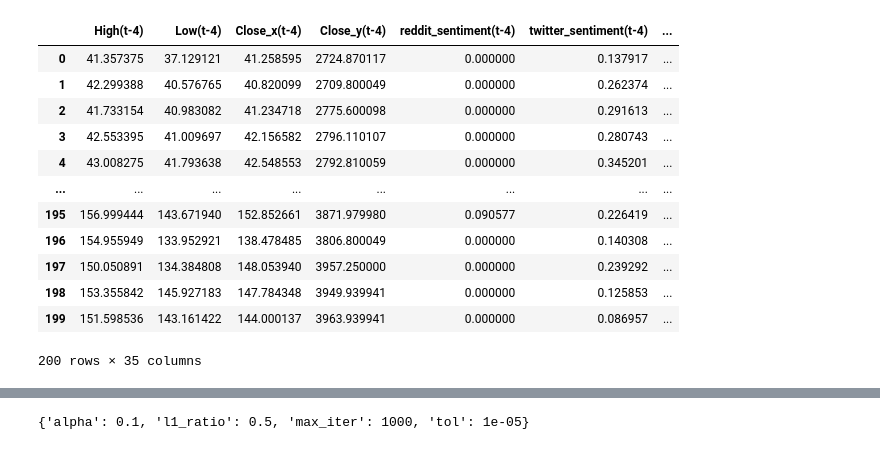
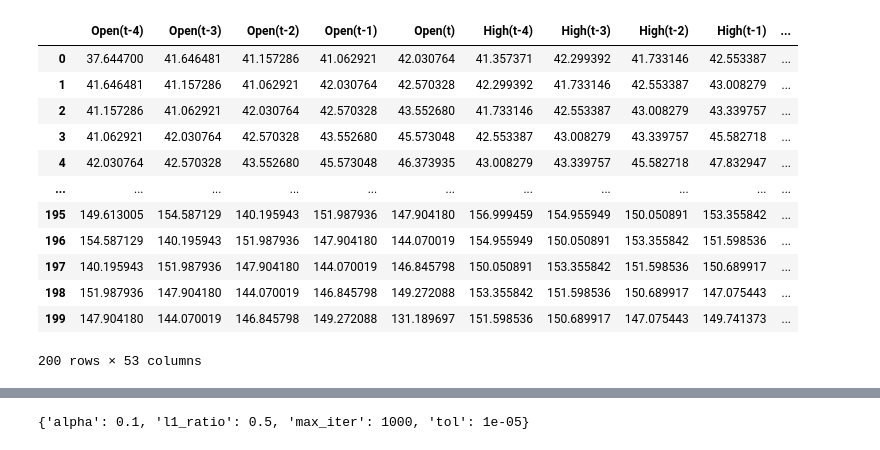
Before and after one commit to HsinZhengWei/BT4222, a Jupyter notebook: ElasticNet.ipynb, the cells around one changed output, grey strips where cells are left out. Cells and saved outputs as stored; diff of their text form; code cells hidden in the pictures.

```diff
--- a/ElasticNet.ipynb
+++ b/ElasticNet.ipynb
@@ -14,18 +15,17 @@ import matplotlib.pyplot as plt
 # %%
-df = pd.read_csv('training.csv')
-df.drop(columns = ['Unnamed: 0'], inplace = True)
-df
+train_df = pd.read_csv('training_data.csv')
+train_df
 # %% [output]
-|  | High(t-4) | Low(t-4) | Close_x(t-4) | Close_y(t-4) | reddit_sentiment(t-4) | twitter_sentiment(t-4) | ... |
-| 0 | 41.357375 | 37.129121 | 41.258595 | 2724.870117 | 0.000000 | 0.137917 | ... |
-| 1 | 42.299388 | 40.576765 | 40.820099 | 2709.800049 | 0.000000 | 0.262374 | ... |
-| 2 | 41.733154 | 40.983082 | 41.234718 | 2775.600098 | 0.000000 | 0.291613 | ... |
-| 3 | 42.553395 | 41.009697 | 42.156582 | 2796.110107 | 0.000000 | 0.280743 | ... |
-| 4 | 43.008275 | 41.793638 | 42.548553 | 2792.810059 | 0.000000 | 0.345201 | ... |
-| ... | ... | ... | ... | ... | ... | ... | ... |
-| 195 | 156.999444 | 143.671940 | 152.852661 | 3871.979980 | 0.090577 | 0.226419 | ... |
-| 196 | 154.955949 | 133.952921 | 138.478485 | 3806.800049 | 0.000000 | 0.140308 | ... |
-| 197 | 150.050891 | 134.384808 | 148.053940 | 3957.250000 | 0.000000 | 0.239292 | ... |
-| 198 | 153.355842 | 145.927183 | 147.784348 | 3949.939941 | 0.000000 | 0.125853 | ... |
-| 199 | 151.598536 | 143.161422 | 144.000137 | 3963.939941 | 0.000000 | 0.086957 | ... |
+|  | Open(t-4) | Open(t-3) | Open(t-2) | Open(t-1) | Open(t) | High(t-4) | High(t-3) | High(t-2) | High(t-1) | ... |
+| 0 | 37.644700 | 41.646481 | 41.157286 | 41.062921 | 42.030764 | 41.357371 | 42.299392 | 41.733146 | 42.553387 | ... |
+| 1 | 41.646481 | 41.157286 | 41.062921 | 42.030764 | 42.570328 | 42.299392 | 41.733146 | 42.553387 | 43.008279 | ... |
+| 2 | 41.157286 | 41.062921 | 42.030764 | 42.570328 | 43.552680 | 41.733146 | 42.553387 | 43.008279 | 43.339757 | ... |
+| 3 | 41.062921 | 42.030764 | 42.570328 | 43.552680 | 45.573048 | 42.553387 | 43.008279 | 43.339757 | 45.582718 | ... |
+| 4 | 42.030764 | 42.570328 | 43.552680 | 45.573048 | 46.373935 | 43.008279 | 43.339757 | 45.582718 | 47.832947 | ... |
+| ... | ... | ... | ... | ... | ... | ... | ... | ... | ... | ... |
+| 195 | 149.613005 | 154.587129 | 140.195943 | 151.987936 | 147.904180 | 156.999459 | 154.955949 | 150.050891 | 153.355842 | ... |
+| 196 | 154.587129 | 140.195943 | 151.987936 | 147.904180 | 144.070019 | 154.955949 | 150.050891 | 153.355842 | 151.598536 | ... |
+| 197 | 140.195943 | 151.987936 | 147.904180 | 144.070019 | 146.845798 | 150.050891 | 153.355842 | 151.598536 | 150.689917 | ... |
+| 198 | 151.987936 | 147.904180 | 144.070019 | 146.845798 | 149.272088 | 153.355842 | 151.598536 | 150.689917 | 147.075443 | ... |
+| 199 | 147.904180 | 144.070019 | 146.845798 | 149.272088 | 131.189697 | 151.598536 | 150.689917 | 147.075443 | 149.741373 | ... |
-200 rows × 35 columns
+200 rows × 53 columns
```
Also changed, not shown: parts of 40 cells of this notebook.
